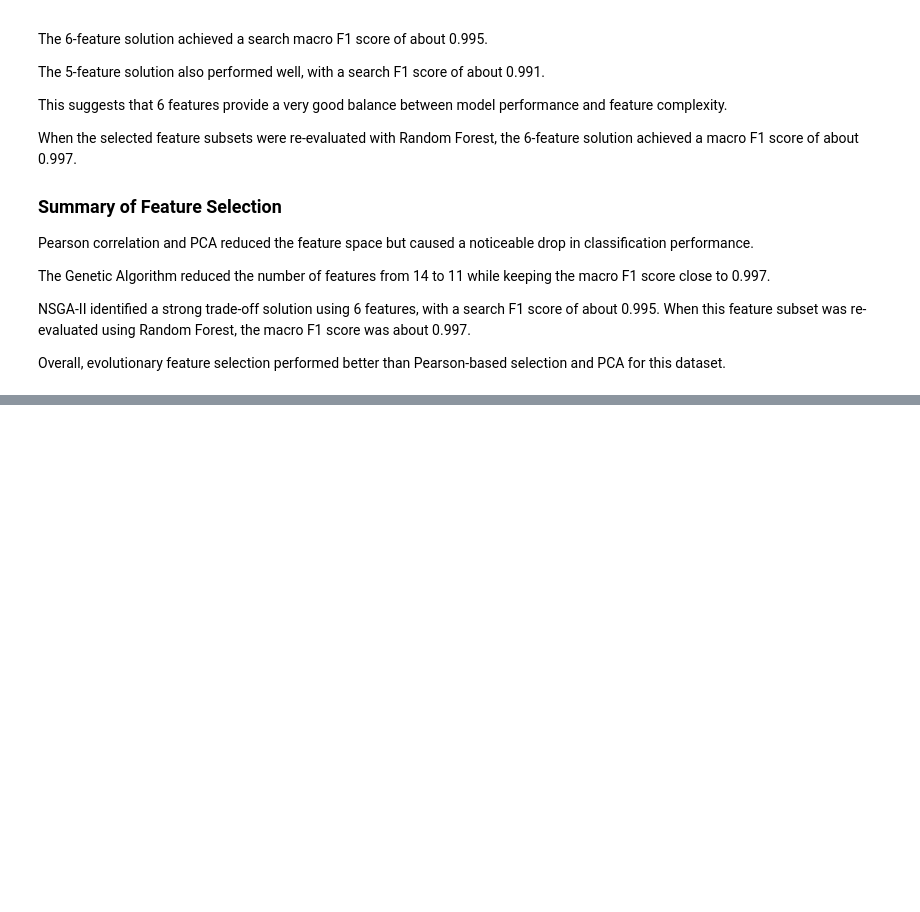
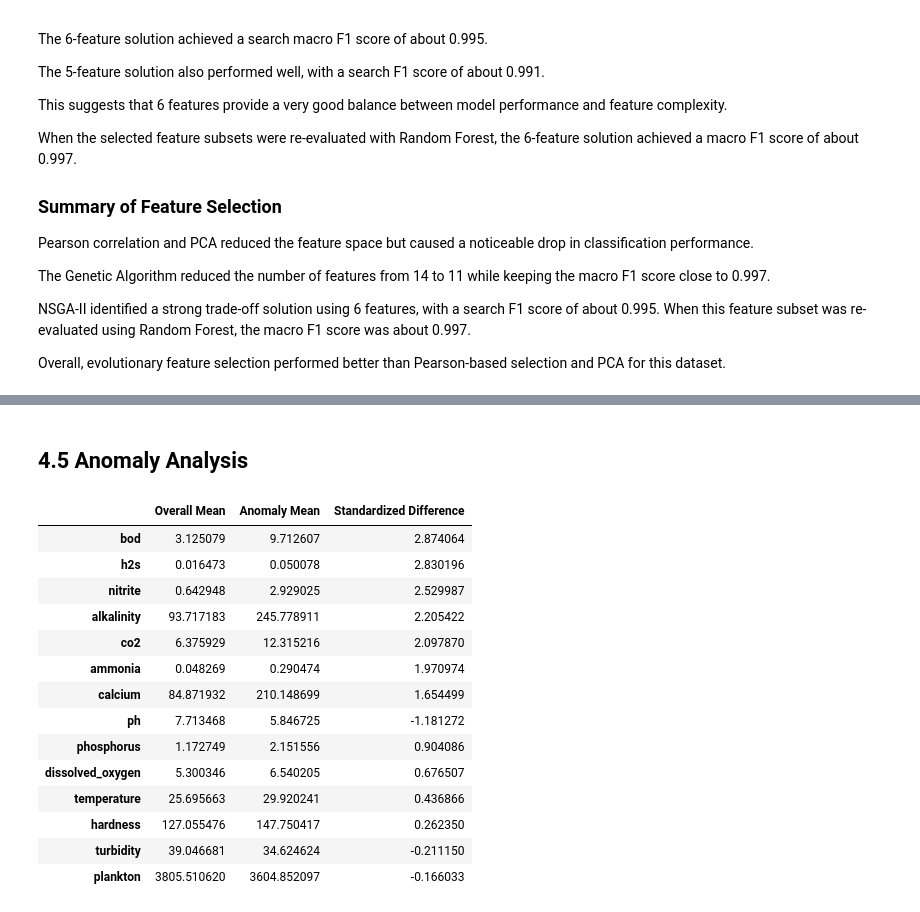
Before and after one commit to elodie-wu/ai-aquaculture-research-demos, a Jupyter notebook: 01-environmental-risk-and-anomaly-detection/notebooks/aquaculture-analysis.ipynb, the cells around one changed output, grey strips where cells are left out. Cells and saved outputs as stored; diff of their text form; code cells hidden in the pictures; blank space fills up the shorter version.

```diff
--- a/01-environmental-risk-and-anomaly-detection/notebooks/aquaculture-analysis.ipynb
+++ b/01-environmental-risk-and-anomaly-detection/notebooks/aquaculture-analysis.ipynb
@@ -1166,0 +1175,9 @@ Overall, evolutionary feature selection performed better than Pearson-based sele
+# %%
+from sklearn.preprocessing import StandardScaler
+
+X_anomaly = df.drop(columns="water_quality")
+
+scaler_anomaly = StandardScaler()
+X_anomaly_scaled = scaler_anomaly.fit_transform(X_anomaly) #for LOF, it takes into account the distances between the samples.
+
+print("Anomaly detection data shape:", X_anomaly_scaled.shape)
@@ -1166,0 +1287,12 @@ Overall, evolutionary feature selection performed better than Pearson-based sele
+# %%
+overall_mean = X_anomaly.mean()
+anomaly_mean = ensemble_anomalies[
+    X_anomaly.columns
+].mean()
+
+comparison = pd.DataFrame({
+    "Overall Mean": overall_mean,
+    "Anomaly Mean": anomaly_mean
+})
+
+comparison
@@ -1166,0 +1343,31 @@ Overall, evolutionary feature selection performed better than Pearson-based sele
+# %% [markdown]
+## 4.5 Anomaly Analysis
+# %%
+# Compare standardized differences
+overall_std = X_anomaly.std()#It shows how far the sample values are from the average.
+
+comparison["Standardized Difference"] = (
+    comparison["Anomaly Mean"] - comparison["Overall Mean"]
+) / overall_std
+
+comparison.sort_values(
+    by="Standardized Difference",
+    key=abs,
+    ascending=False
+)
+# %% [output]
+|  | Overall Mean | Anomaly Mean | Standardized Difference |
+| bod | 3.125079 | 9.712607 | 2.874064 |
+| h2s | 0.016473 | 0.050078 | 2.830196 |
+| nitrite | 0.642948 | 2.929025 | 2.529987 |
+| alkalinity | 93.717183 | 245.778911 | 2.205422 |
+| co2 | 6.375929 | 12.315216 | 2.097870 |
+| ammonia | 0.048269 | 0.290474 | 1.970974 |
+| calcium | 84.871932 | 210.148699 | 1.654499 |
+| ph | 7.713468 | 5.846725 | -1.181272 |
+| phosphorus | 1.172749 | 2.151556 | 0.904086 |
+| dissolved_oxygen | 5.300346 | 6.540205 | 0.676507 |
+| temperature | 25.695663 | 29.920241 | 0.436866 |
+| hardness | 127.055476 | 147.750417 | 0.262350 |
+| turbidity | 39.046681 | 34.624624 | -0.211150 |
+| plankton | 3805.510620 | 3604.852097 | -0.166033 |
```
Also changed, not shown: parts of 19 cells of this notebook.
